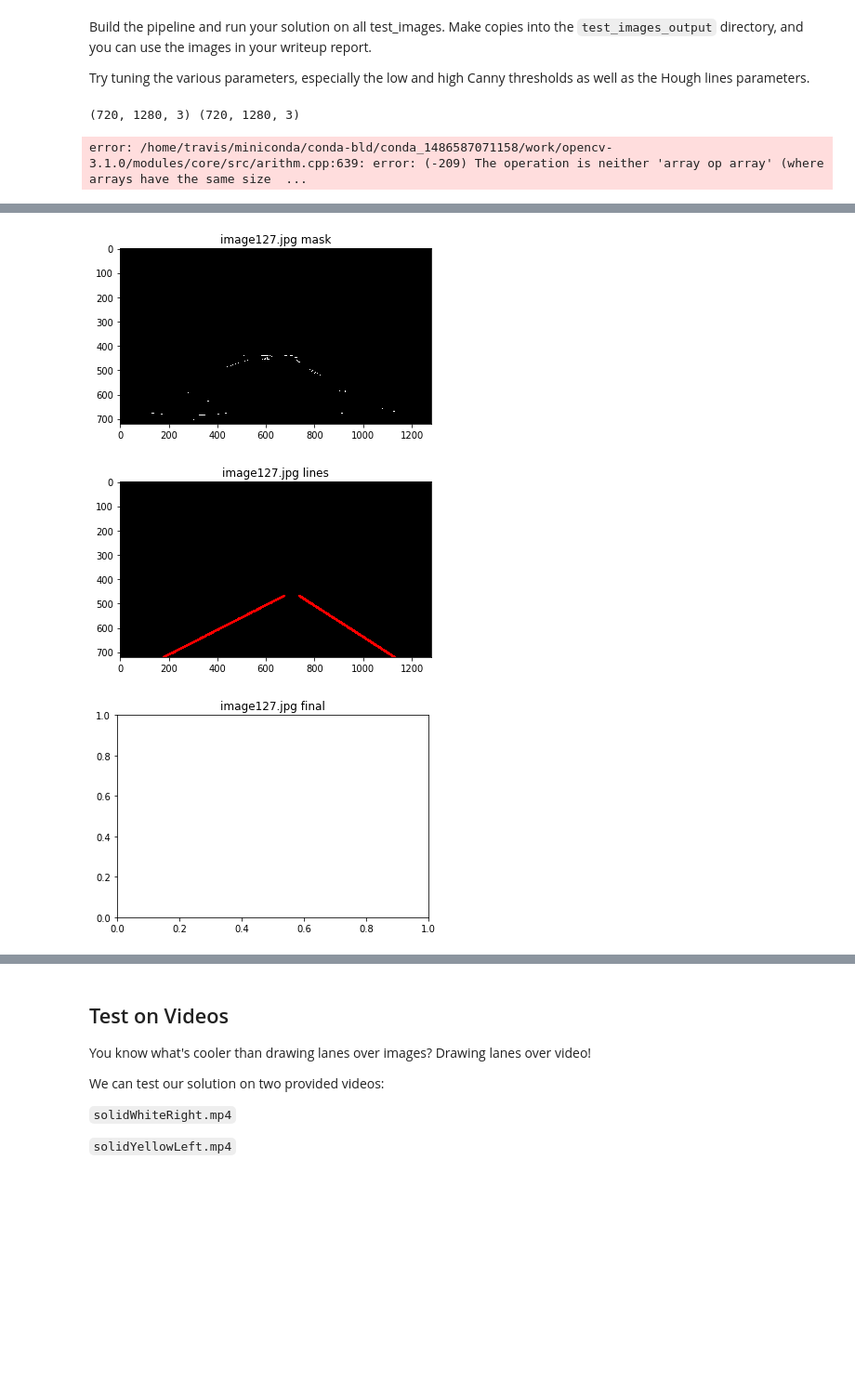
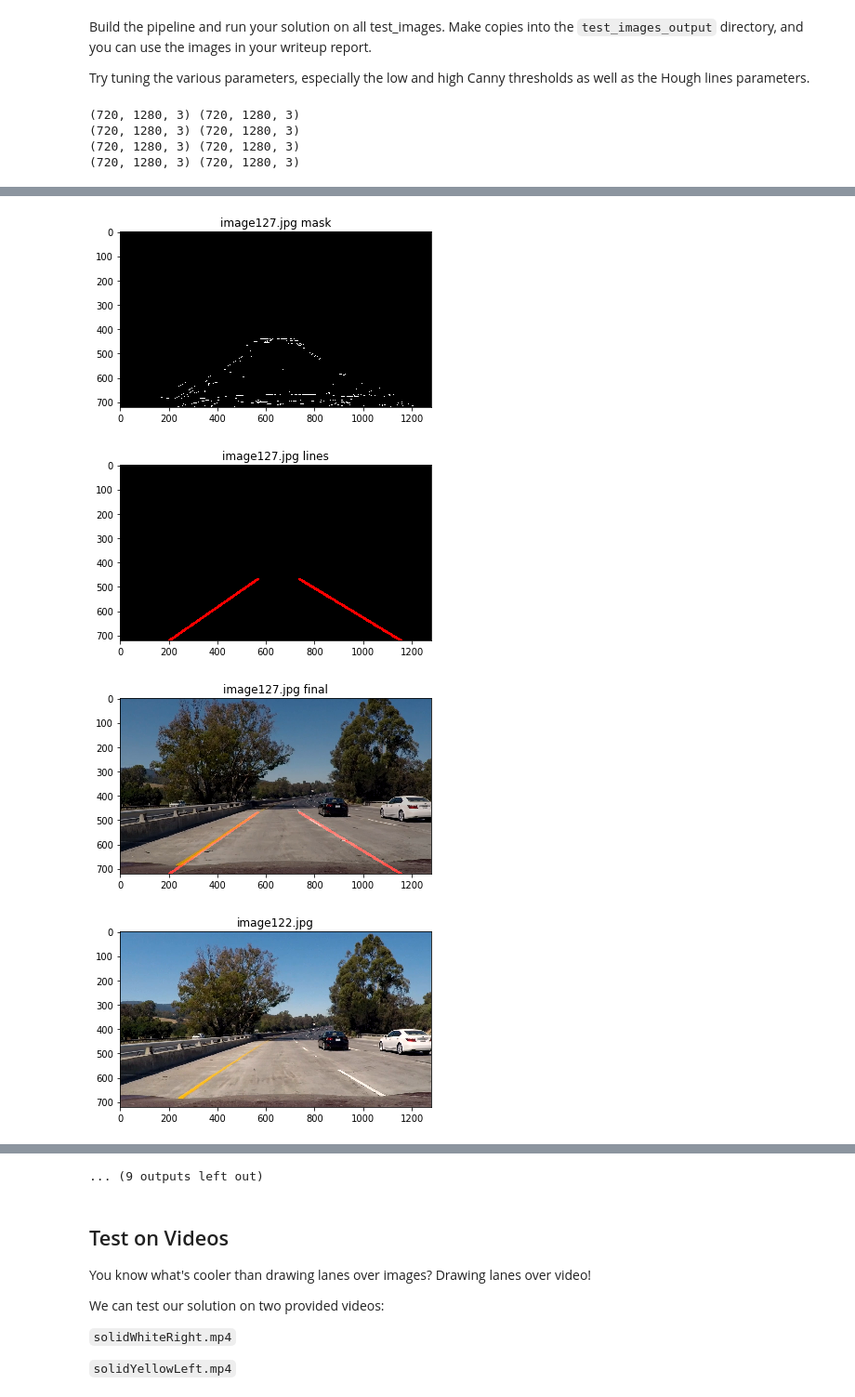
Before and after one commit to TDaoust/CarND-LaneLines-P1, a Jupyter notebook: P1.ipynb, the cells around one changed output, grey strips where cells are left out. Shown at 93% size. Cells and saved outputs as stored; diff of their text form; code cells hidden in the pictures; blank space fills up the shorter version.

```diff
--- a/P1.ipynb
+++ b/P1.ipynb
@@ -145,7 +145,7 @@ def mean_line(l_points,img_shape):
     b = (y1 - (m * x1))
 
     y_bot = img_shape[0]
-    y_top = int(img_shape[0]*.65)
+    y_top = int(img_shape[0]*.62)
 
     p_bot = (extrap_x(y_bot,b,m),y_bot)
     p_top = (extrap_x(y_top,b,m),y_top)
@@ -175,11 +175,11 @@ def draw_lines(img, lines, color=[255, 0, 0], thickness=10):
     for line in lines:
         for x1,y1,x2,y2 in line:
             m = ((y2-y1)/(x2-x1))
-            if m > -0.9 and m < -0.4 and x1 < im_x * 0.6 and x2 < im_x * 0.6:
+            if m > -0.85 and m < -0.55 and x1 < im_x * 0.5 and x2 < im_x * 0.5:
                 left_line.append([m,x1,y1,x2,y2])
                 #cv2.line(img, (x1, y1), (x2, y2), [255,255,255], 2)
                 #print('Left: m = '+ str(m) + ' x1 = '+ str(x1) + ' x2 = '+ str(x2))
-            elif m > 0.4 and m < 0.9 and x1 > im_x * 0.4 and x2 > im_x * 0.4:
+            elif m > 0.55 and m < 0.85 and x1 > im_x * 0.5 and x2 > im_x * 0.5:
                 right_line.append([m,x1,y1,x2,y2])
                 #cv2.line(img, (x1, y1), (x2, y2), [0, 255, 0], 2)
                 #print('Right: m = '+ str(m) + ' x1 = '+ str(x1) + ' x2 = '+ str(x2))
@@ -265,9 +265,9 @@ Try tuning the various parameters, especially the low and high Canny thresholds
 # then save them to the test_images directory.
 #for image_name in image_name_list:
 
-gauss_kernel_size = 7 #odd numbers only
-canny_low_threshold = 80
-canny_high_threshold = 120
+gauss_kernel_size = 5 #odd numbers only
+canny_low_threshold = 45
+canny_high_threshold = 70
 
 #if 1:
 for image_name in image_name_list:
@@ -300,9 +300,9 @@ for image_name in image_name_list:
     im_x = image.shape[1]
     im_y = image.shape[0]
 
-    bot_left = (im_x*0.04,im_y)
-    top_left = (im_x*0.40, im_y*0.61)
-    top_right = (im_x*0.58, im_y*0.61)
+    bot_left = (im_x*0.08,im_y)
+    top_left = (im_x*0.44, im_y*0.61)
+    top_right = (im_x*0.56, im_y*0.61)
     bot_right = (im_x*0.95,im_y)
     vertices = np.array([[bot_left,top_left, top_right, bot_right]], dtype=np.int32)
 
@@ -315,8 +315,8 @@ for image_name in image_name_list:
     hough_rho = 1 # distance resolution in pixels of the Hough grid
     hough_theta = np.pi/180 # angular resolution in radians of the Hough grid
     hough_threshold = 10     # minimum number of votes (intersections in Hough grid cell)
-    hough_min_line_length = 10 #minimum number of pixels making up a line
-    hough_max_line_gap = 150    # maximum gap in pixels between connectable line segments
+    hough_min_line_length = 150 #minimum number of pixels making up a line
+    hough_max_line_gap = 200    # maximum gap in pixels between connectable line segments
 
     line_img,both_lines = hough_lines(masked_image, hough_rho, hough_theta, hough_threshold, hough_min_line_length, hough_max_line_gap)
 
@@ -328,10 +328,12 @@ for image_name in image_name_list:
 
     plt.figure()
     plt.title(image_name+' final')
-    plt.imshow(weighted_img(line_img[:,:,1:], image))
+    plt.imshow(weighted_img(line_img, image[:,:,:3]))
 
     #mpimg.imsave('test_images_output/'+image_name,weighted_img(line_img, image))
 # %% [output]
 (720, 1280, 3) (720, 1280, 3)
+(720, 1280, 3) (720, 1280, 3)
+(720, 1280, 3) (720, 1280, 3)
+(720, 1280, 3) (720, 1280, 3)
-error: /home/travis/miniconda/conda-bld/conda_1486587071158/work/opencv-3.1.0/modules/core/src/arithm.cpp:639: error: (-209) The operation is neither 'array op array' (where arrays have the same size  ...
 [figure]
@@ -339,3 +341,4 @@ error: /home/travis/miniconda/conda-bld/conda_1486587071158/work/opencv-3.1.0/mo
-[figure, old version]
+[figure, new version]
-[figure, old version]
+[figure, new version]
-[figure, old version]
+[figure, new version]
+[figure, added]
@@ -342,3 +350,4 @@ error: /home/travis/miniconda/conda-bld/conda_1486587071158/work/opencv-3.1.0/mo
+... (9 outputs left out)
 # %% [markdown]
 ## Test on Videos
 
```
Also changed, not shown: parts of 5 cells of this notebook.
